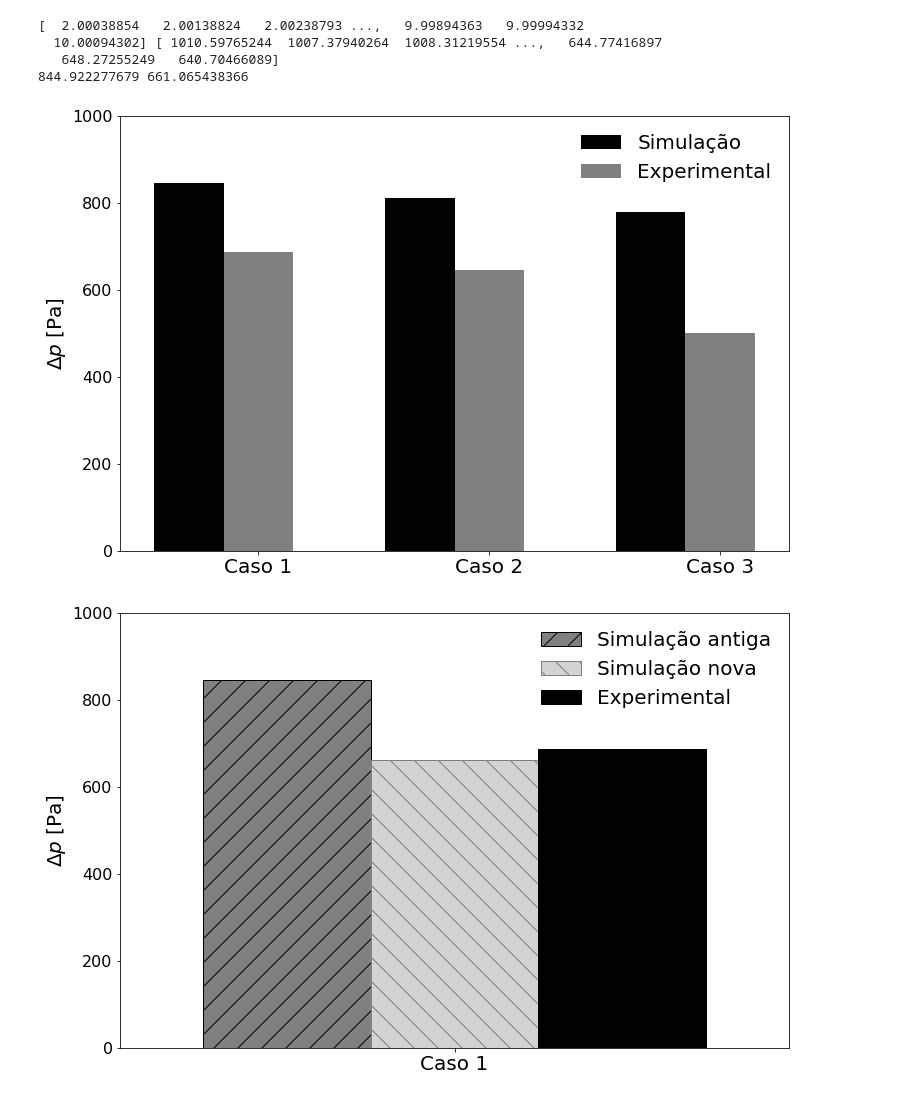
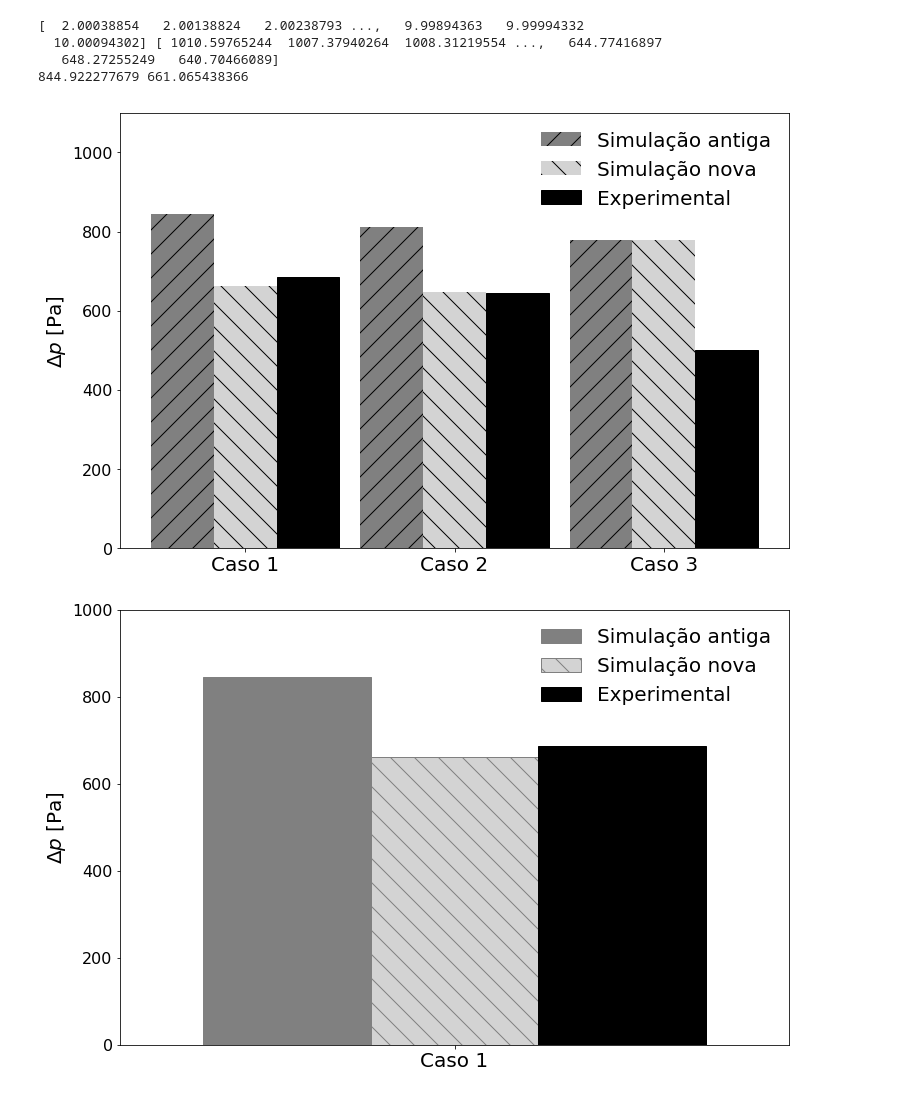
Before and after one commit to lucillalmeida/doutorado-validacoes, a Jupyter notebook: fluidized-bed/Pressure_drop_comparion.ipynb, the cells around one changed output. Saved outputs shown, nothing was run; the diff lists cells and outputs as text; code cells hidden in the pictures.

```diff
--- a/fluidized-bed/Pressure_drop_comparion.ipynb
+++ b/fluidized-bed/Pressure_drop_comparion.ipynb
@@ -57,12 +57,24 @@ simulation_data = open("NETL-no-distributor-vel-inlet-case2-pressure_point1.out"
 case2_time_point1, case2_pressure_point1 = np.loadtxt(simulation_data, delimiter = ' ', skiprows = 2, unpack = True)
 simulation_data.close()
 
+simulation_data = open("case2_pressure_point1_alpha11.out", 'r')
+c21, case2_time_point1_alpha11, case2_pressure_point1_alpha11 = np.loadtxt(simulation_data, delimiter = ' ', skiprows = 3, unpack = True)
+simulation_data.close()
+
 simulation_data = open("NETL-no-distributor-vel-inlet-case2-pressure_point2.out", 'r')
 case2_time_point2, case2_pressure_point2 = np.loadtxt(simulation_data, delimiter = ' ', skiprows = 2, unpack = True)
 simulation_data.close()
 
+simulation_data = open("case2_pressure_point2_alpha11.out", 'r')
+c22, case2_time_point2_alpha11, case2_pressure_point2_alpha11 = np.loadtxt(simulation_data, delimiter = ' ', skiprows = 3, unpack = True)
+simulation_data.close()
+
 simulation_data = open("NETL-no-distributor-vel-inlet-case2-velocity-inlet.out", 'r')
 case2_time_point1, case2_velocity = np.loadtxt(simulation_data, delimiter = ' ', skiprows = 2, unpack = True)
+simulation_data.close()
+
+simulation_data = open("case2_velocity-inlet.out", 'r')
+c2v, case2_time_point1_alpha11, case2_velocity_alpha11 = np.loadtxt(simulation_data, delimiter = ' ', skiprows = 3, unpack = True)
 simulation_data.close()
 
 # Case 3 - No distributor -
@@ -84,6 +96,7 @@ simulation_data.close()
 case1_pressure_drop = case1_pressure_point1 - case1_pressure_point2
 case1_alpha_pressure_drop = case1_pressure_point1_alpha11 - case1_pressure_point2_alpha11
 case2_pressure_drop = case2_pressure_point1 - case2_pressure_point2
+case2_alpha_pressure_drop = case2_pressure_point1_alpha11 - case2_pressure_point2_alpha11
 case3_pressure_drop = case3_pressure_point1 - case3_pressure_point2
 
 
@@ -93,7 +106,8 @@ case3_exp_pressure_drop  = np.full(case3_pressure_drop.shape, case3_exp)
 case1_t_min_fluid_velocity = case1_time_point1[np.argmax(case1_velocity>exp_minimum_fluid_velocity)]
 case1_alpha11_t_min_fluid_velocity = case1_time_point1_alpha11[np.argmax(case1_velocity_alpha11>exp_minimum_fluid_velocity)]
 case2_t_min_fluid_velocity = case2_time_point1[np.argmax(case2_velocity>exp_minimum_fluid_velocity)]
+case2_alpha11_t_min_fluid_velocity = case2_time_point1_alpha11[np.argmax(case2_velocity_alpha11>exp_minimum_fluid_velocity)]
 case3_t_min_fluid_velocity = case3_time_point1[np.argmax(case3_velocity>exp_minimum_fluid_velocity)]
 
-print(case1_t_min_fluid_velocity, case1_alpha11_t_min_fluid_velocity, case2_t_min_fluid_velocity, case3_t_min_fluid_velocity)
+print(case1_t_min_fluid_velocity, case1_alpha11_t_min_fluid_velocity, case2_t_min_fluid_velocity, case2_alpha11_t_min_fluid_velocity, case3_t_min_fluid_velocity)
 # %% [output]
@@ -166,7 +181,9 @@ limited_pressure_case1_alpha11 = case1_alpha_pressure_drop[np.argmax(case1_veloc
 print(limited_time_case1,limited_pressure_case1 )
 
 limited_time_case2 = case1_time_point2[np.argmax(case2_velocity>case2_final_velocity):]
+limited_time_case2_alpha11 = case2_time_point2_alpha11[np.argmax(case2_velocity_alpha11>case2_final_velocity):]
 limited_pressure_case2 = case2_pressure_drop[np.argmax(case2_velocity>case2_final_velocity):]
+limited_pressure_case2_alpha11 = case2_alpha_pressure_drop[np.argmax(case2_velocity_alpha11>case2_final_velocity):]
 
 limited_time_case3 = case3_time_point1[np.argmax(case3_velocity>case3_final_velocity):]
 limited_pressure_case3 = case3_pressure_drop[np.argmax(case3_velocity>case3_final_velocity):]
@@ -174,6 +191,7 @@ limited_pressure_case3 = case3_pressure_drop[np.argmax(case3_velocity>case3_fina
 case1_mean_pressure_drop=np.mean(limited_pressure_case1)
 case1_mean_pressure_drop_alpha11=np.mean(limited_pressure_case1_alpha11)
 case2_mean_pressure_drop=np.mean(limited_pressure_case2)
+case2_mean_pressure_drop_alpha11=np.mean(limited_pressure_case2_alpha11)
 case3_mean_pressure_drop=np.mean(limited_pressure_case3)
 
 print(case1_mean_pressure_drop, case1_mean_pressure_drop_alpha11)
@@ -181,6 +199,7 @@ print(case1_mean_pressure_drop, case1_mean_pressure_drop_alpha11)
 error_case1 = (case1_exp-case1_mean_pressure_drop)/case1_mean_pressure_drop
 error_case1_alpha11 = (case1_exp-case1_mean_pressure_drop_alpha11)/case1_mean_pressure_drop_alpha11
 error_case2 = (case2_exp-case2_mean_pressure_drop)/case2_mean_pressure_drop
+error_case2_alpha11 = (case2_exp-case2_mean_pressure_drop_alpha11)/case2_mean_pressure_drop_alpha11
 error_case3 = (case3_exp-case3_mean_pressure_drop)/case3_mean_pressure_drop
 # %% [output]
 [  2.00038854   2.00138824   2.00238793 ...,   9.99894363   9.99994332
@@ -190,25 +209,27 @@ error_case3 = (case3_exp-case3_mean_pressure_drop)/case3_mean_pressure_drop
 # %%
 #histrogram plotting
 
 mean_pressure_drop = [case1_mean_pressure_drop, case2_mean_pressure_drop, case3_mean_pressure_drop]
-mean_pressure_drop_alpha11 = [case1_mean_pressure_drop_alpha11, case2_mean_pressure_drop, case3_mean_pressure_drop]
+mean_pressure_drop_alpha11 = [case1_mean_pressure_drop_alpha11, case2_mean_pressure_drop_alpha11, case3_mean_pressure_drop]
 exp_pressure_drop = [ case1_exp, case2_exp, case3_exp]
 width = 0.3
 index1 = [1, 2, 3]
 index2 = [1+width, 2+width, 3+width]
-plt.bar( index1, mean_pressure_drop, width = width, color = "black", label="Simulação")
-plt.bar( index2, exp_pressure_drop, width = width, color = "grey",  label="Experimental")
+index3 = [1+2*width, 2+2*width, 3+2*width]
+plt.bar( index1, mean_pressure_drop, width = width, color = "grey", hatch="/", label="Simulação antiga")
+plt.bar( index2, mean_pressure_drop_alpha11, width = width, color = "lightgrey", hatch="\\", label="Simulação nova")
+plt.bar( index3, exp_pressure_drop, width = width,  edgecolor='black', color = "black",  label="Experimental")
 plt.ylabel('$\\Delta p$ [Pa]', fontsize = 20)
 plt.xticks(index2, ('Caso 1', 'Caso 2', 'Caso 3'), fontsize = 20)
 plt.yticks(fontsize = 16)
-plt.xlim(index1[0]-width, index2[-1]+width)
-plt.ylim(0, 1000)
+plt.xlim(index1[0]-width, index3[-1]+width)
+plt.ylim(0, 1100)
 plt.legend(fontsize = 20, frameon = False, loc = 0)
 plt.savefig('mean_pressure_drop_comparison.png')
 plt.show()
 #plt.hist(bins, exp_pressure_drop,  normed = 1, facecolor = 'b')
 # %% [output]
-[figure, old version]
+[figure, new version]
 # %%
 #histrogram plotting
 
@@ -220,9 +241,9 @@ width = 0.3
 index1 = [1+width]
 index2 = [1+3*width]
 index3 = [1+2*width]
-plt.bar( index1, mean_pressure_drop, width = width, edgecolor='black', color = "grey", hatch="/", label="Simulação antiga")
+plt.bar( index1, mean_pressure_drop, width = width, edgecolor='grey', color = "grey", hatch="/", label="Simulação antiga")
 plt.bar( index3, mean_pressure_drop_alpha11, width = width, edgecolor='grey', color = "lightgrey", hatch="\\", label="Simulação nova")
-plt.bar( index2, exp_pressure_drop, width = width, edgecolor='black', color = "black", hatch="/",  label="Experimental")
+plt.bar( index2, exp_pressure_drop, width = width,  edgecolor='black', color = "black",  label="Experimental")
 plt.ylabel('$\\Delta p$ [Pa]', fontsize = 20)
 plt.xticks(index3, ('Caso 1', 'Caso 2', 'Caso 3'), fontsize = 20)
 plt.yticks(fontsize = 16)
@@ -233,4 +254,4 @@ plt.savefig('mean_pressure_drop_comparison_alpha11.png')
 plt.show()
 #plt.hist(bins, exp_pressure_drop,  normed = 1, facecolor = 'b')
 # %% [output]
-[figure, old version]
+[figure, new version]
```
Also changed, not shown: parts of 3 cells of this notebook, 6 other files.
